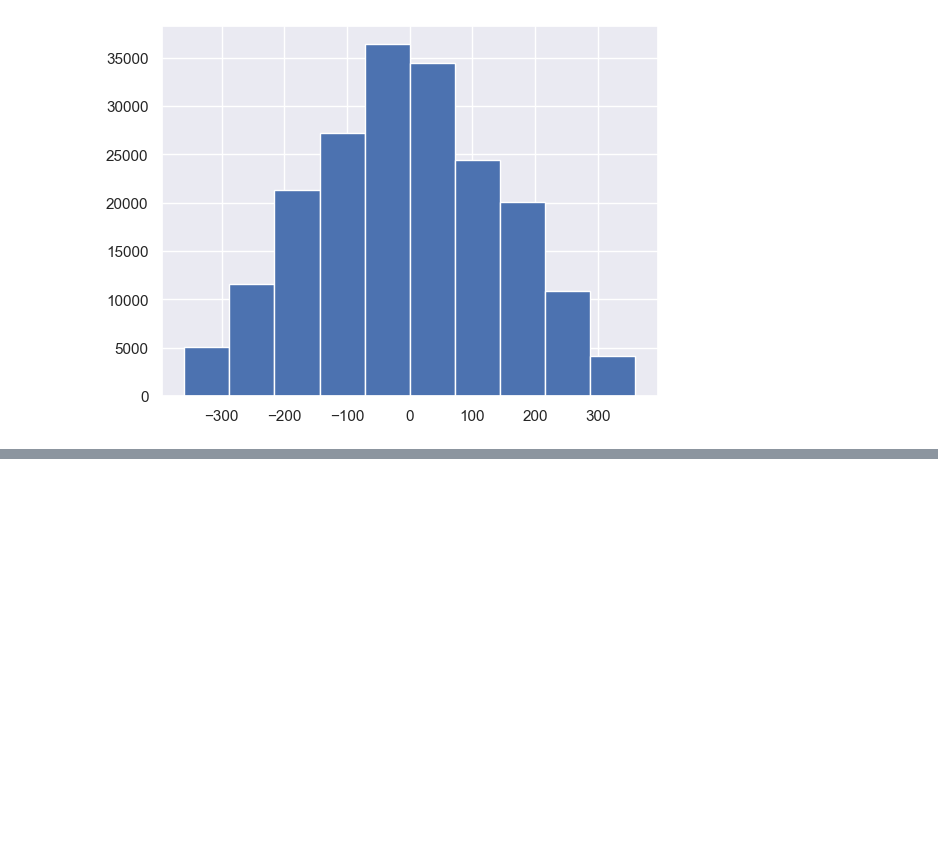
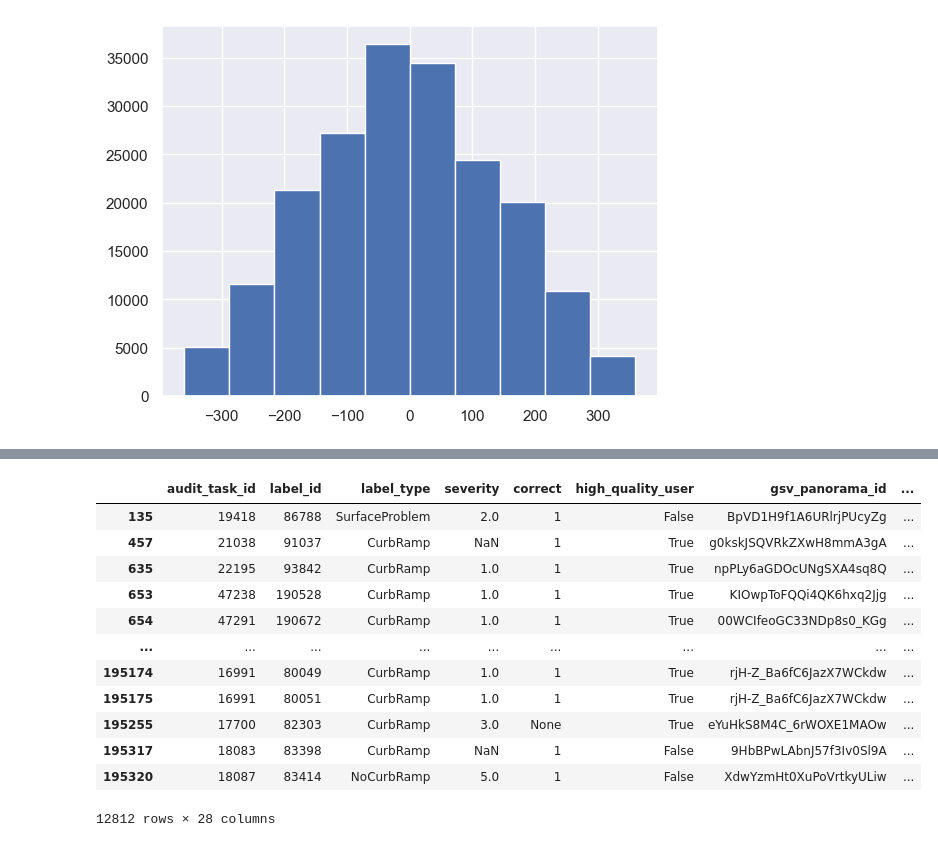
Before and after one commit to crescendochu/ML-project-sidewalk, a Jupyter notebook: seattle/data-processing.ipynb, the cells around one changed output, grey strips where cells are left out. Cells and saved outputs as stored; diff of their text form; code cells hidden in the pictures; blank space fills up the shorter version.

```diff
--- a/seattle/data-processing.ipynb
+++ b/seattle/data-processing.ipynb
@@ -189,3 +189,6 @@ labels_new['heading_diff'].hist()
 labels_new.to_file('data/labels.geojson', driver='GeoJSON')
 # %%
 labels_new.to_csv('data/labels.csv', index=False)
+# %%
+# read data/labels.geojson
+labels = gpd.read_file('data/labels.geojson')
@@ -191,0 +214,19 @@ labels_new.to_csv('data/labels.csv', index=False)
+# %%
+id_list= gt_labels['label_id'].unique().tolist()
+gt_labels = labels[labels['label_id'].isin(id_list)]
+# %%
+gt_labels
+# %% [output]
+|  | audit_task_id | label_id | label_type | severity | correct | high_quality_user | gsv_panorama_id | ... |
+| 135 | 19418 | 86788 | SurfaceProblem | 2.0 | 1 | False | BpVD1H9f1A6URlrjPUcyZg | ... |
+| 457 | 21038 | 91037 | CurbRamp | NaN | 1 | True | g0kskJSQVRkZXwH8mmA3gA | ... |
+| 635 | 22195 | 93842 | CurbRamp | 1.0 | 1 | True | npPLy6aGDOcUNgSXA4sq8Q | ... |
+| 653 | 47238 | 190528 | CurbRamp | 1.0 | 1 | True | KIOwpToFQQi4QK6hxq2Jjg | ... |
+| 654 | 47291 | 190672 | CurbRamp | 1.0 | 1 | True | 00WCIfeoGC33NDp8s0_KGg | ... |
+| ... | ... | ... | ... | ... | ... | ... | ... | ... |
+| 195174 | 16991 | 80049 | CurbRamp | 1.0 | 1 | True | rjH-Z_Ba6fC6JazX7WCkdw | ... |
+| 195175 | 16991 | 80051 | CurbRamp | 1.0 | 1 | True | rjH-Z_Ba6fC6JazX7WCkdw | ... |
+| 195255 | 17700 | 82303 | CurbRamp | 3.0 | None | True | eYuHkS8M4C_6rWOXE1MAOw | ... |
+| 195317 | 18083 | 83398 | CurbRamp | NaN | 1 | False | 9HbBPwLAbnJ57f3Iv0Sl9A | ... |
+| 195320 | 18087 | 83414 | NoCurbRamp | 5.0 | 1 | False | XdwYzmHt0XuPoVrtkyULiw | ... |
+12812 rows × 28 columns
```
Also changed, not shown: parts of 3 cells of this notebook, 1 other file.
